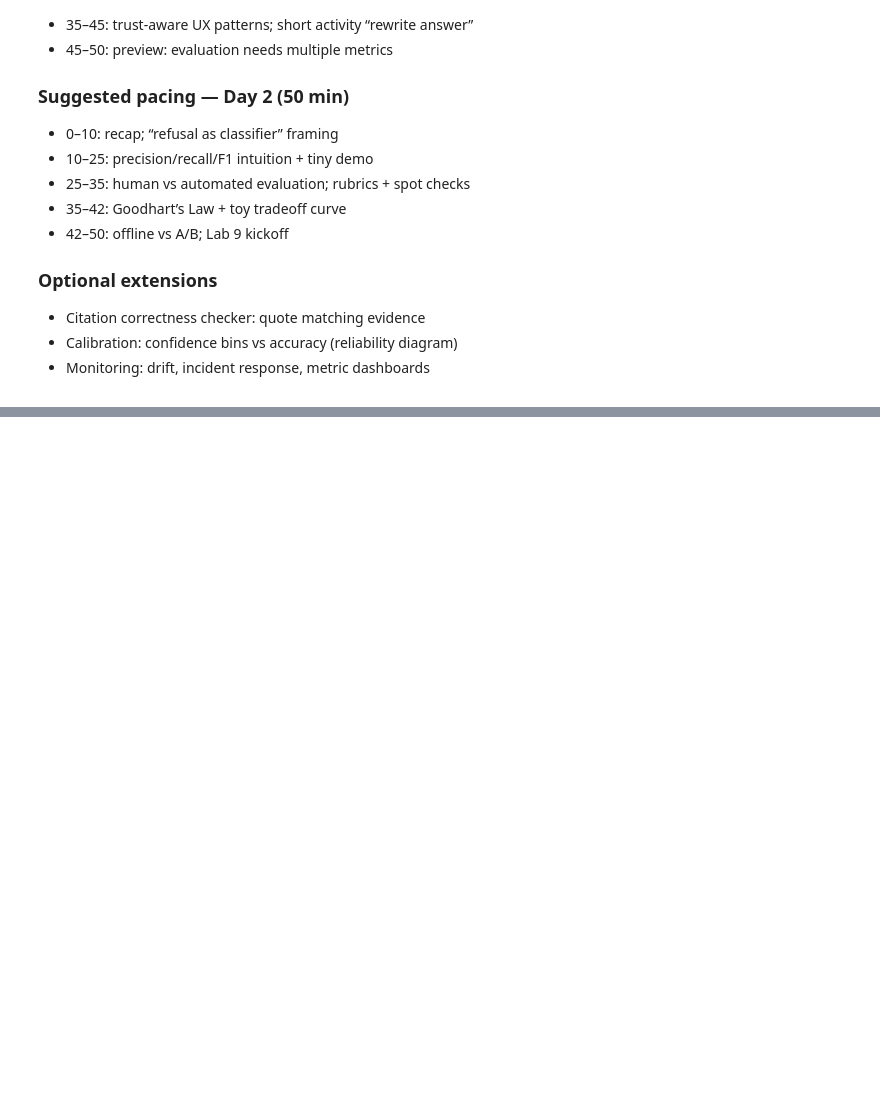
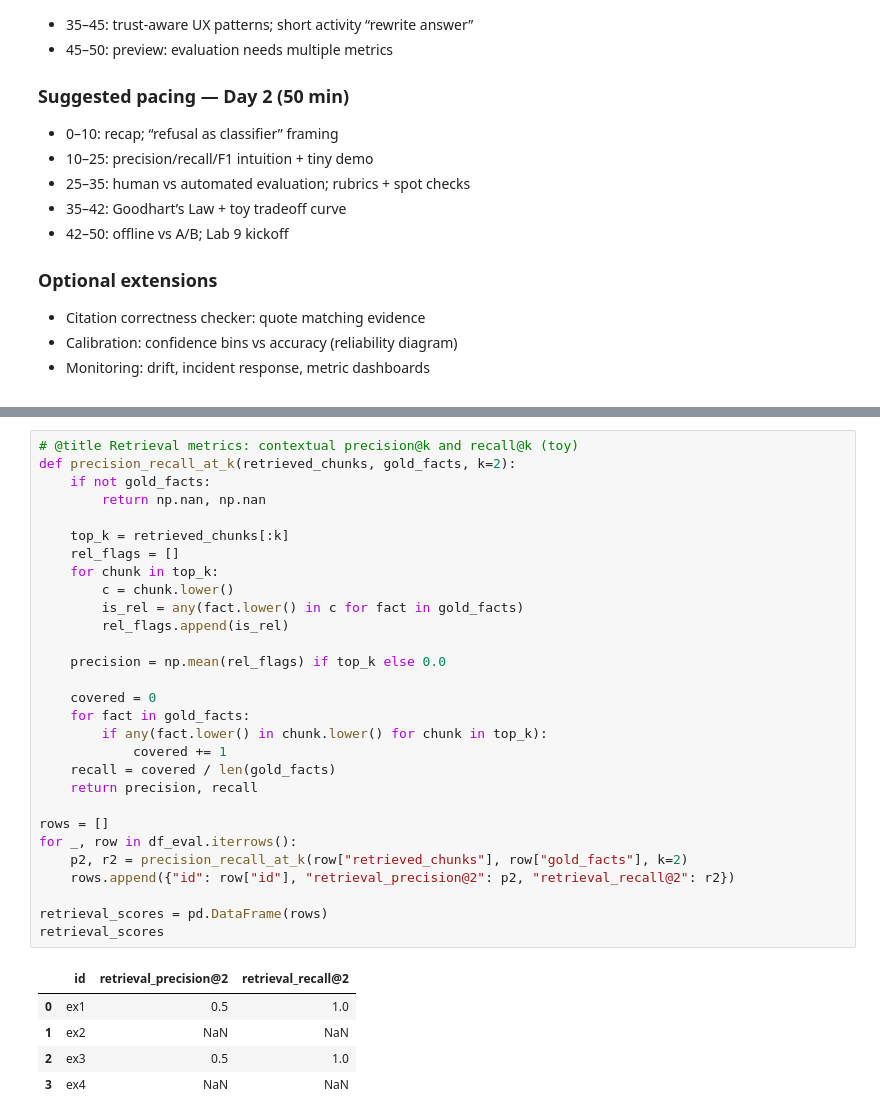
Before and after one commit to tulane-intro-ai-engineering/main, a Jupyter notebook: lectures/trust_lecture.ipynb, the cells around one changed output, grey strips where cells are left out. Drawn from its saved outputs; the diff is of its cells as text; folded sections open; blank space fills up the shorter version.

```diff
--- a/lectures/trust_lecture.ipynb
+++ b/lectures/trust_lecture.ipynb
@@ -544,0 +638,35 @@ Write your answers:
+# %%
+# @title Retrieval metrics: contextual precision@k and recall@k (toy)
+def precision_recall_at_k(retrieved_chunks, gold_facts, k=2):
+    if not gold_facts:
+        return np.nan, np.nan
+
+    top_k = retrieved_chunks[:k]
+    rel_flags = []
+    for chunk in top_k:
+        c = chunk.lower()
+        is_rel = any(fact.lower() in c for fact in gold_facts)
+        rel_flags.append(is_rel)
+
+    precision = np.mean(rel_flags) if top_k else 0.0
+
+    covered = 0
+    for fact in gold_facts:
+        if any(fact.lower() in chunk.lower() for chunk in top_k):
+            covered += 1
+    recall = covered / len(gold_facts)
+    return precision, recall
+
+rows = []
+for _, row in df_eval.iterrows():
+    p2, r2 = precision_recall_at_k(row["retrieved_chunks"], row["gold_facts"], k=2)
+    rows.append({"id": row["id"], "retrieval_precision@2": p2, "retrieval_recall@2": r2})
+
+retrieval_scores = pd.DataFrame(rows)
+retrieval_scores
+# %% [output]
+|  | id | retrieval_precision@2 | retrieval_recall@2 |
+| 0 | ex1 | 0.5 | 1.0 |
+| 1 | ex2 | NaN | NaN |
+| 2 | ex3 | 0.5 | 1.0 |
+| 3 | ex4 | NaN | NaN |
```
Also changed, not shown: parts of 13 cells of this notebook, 1 other file.
